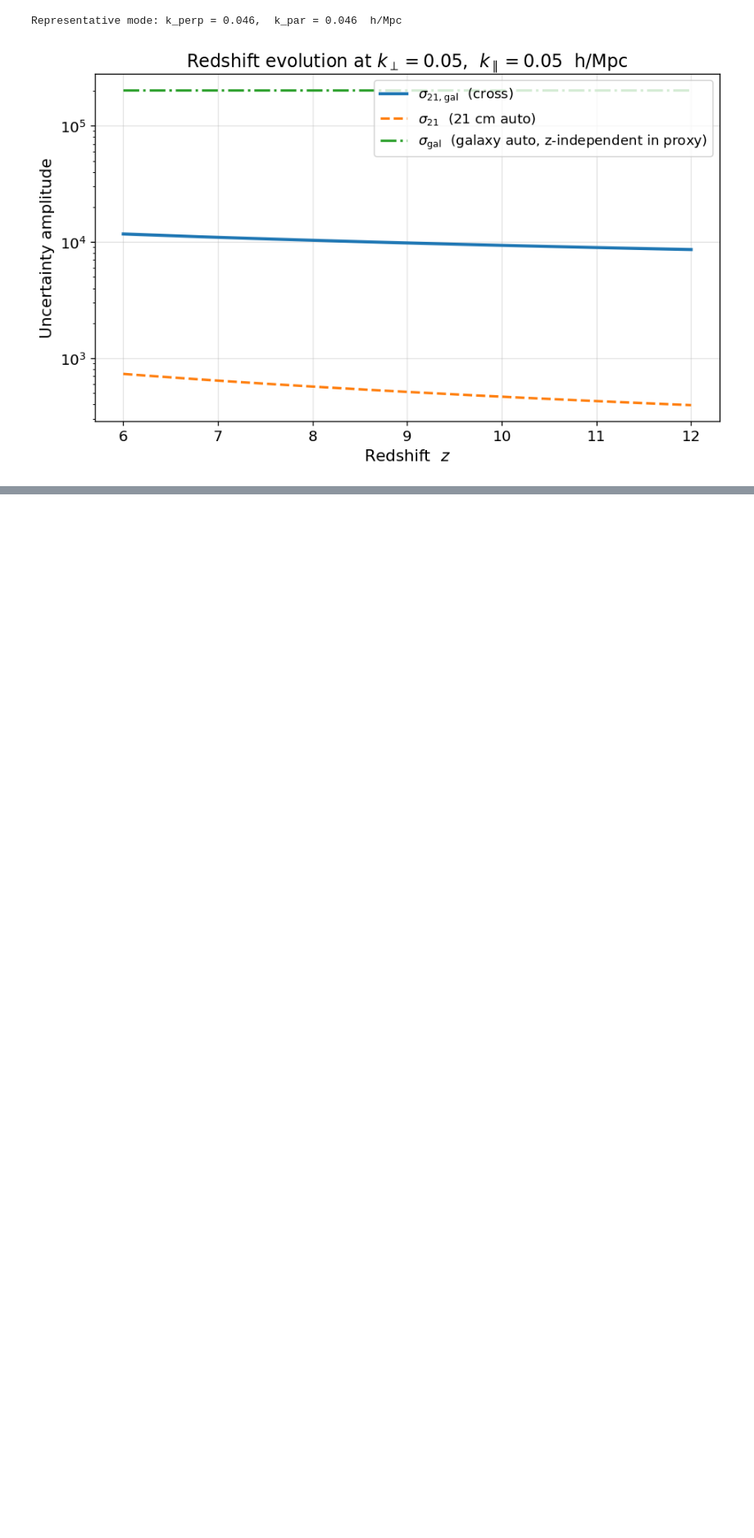
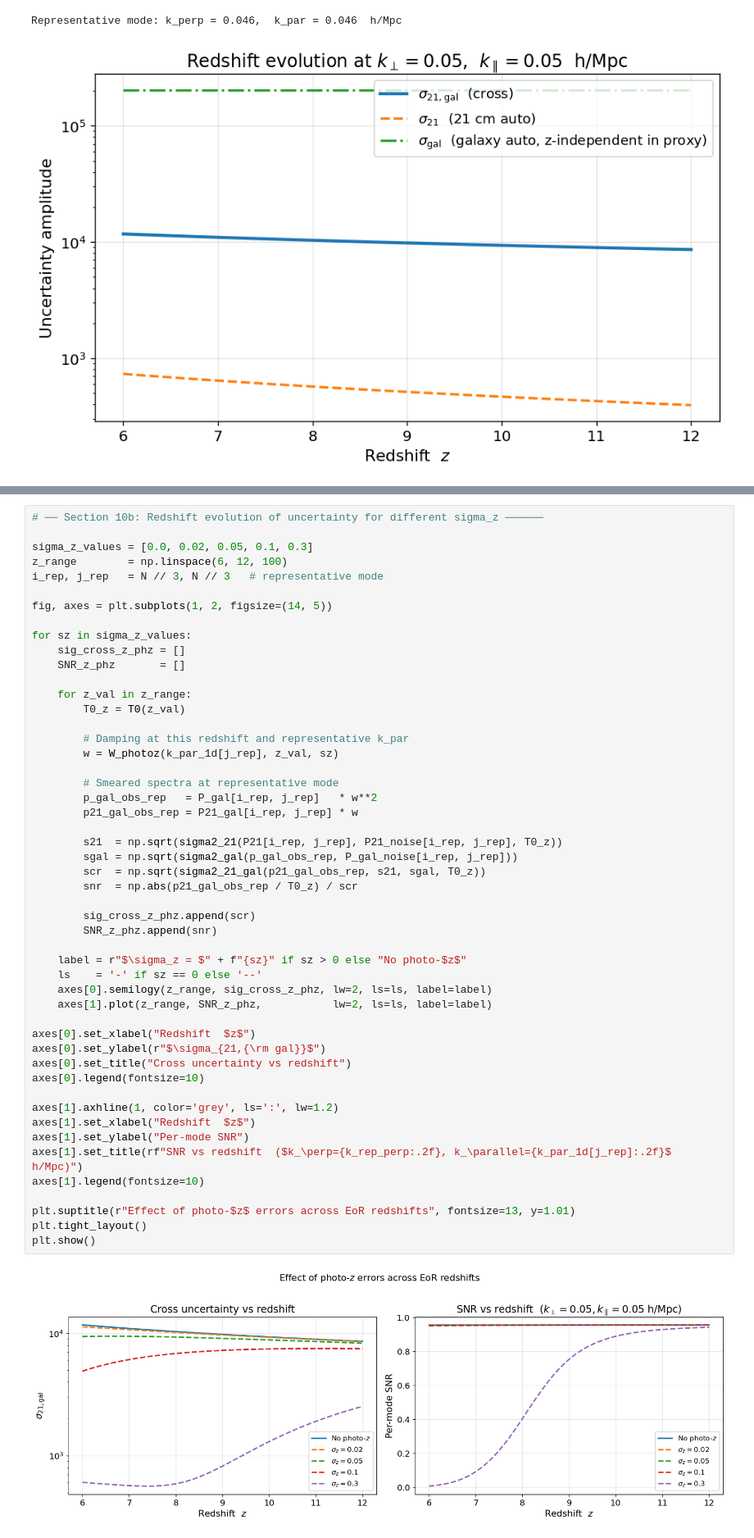
Before and after one commit to sohinixcvii/21cm_cross_correlation, a Jupyter notebook: 21cm_galaxy_cross_uncertainty.ipynb, the cells around one changed output, grey strips where cells are left out. Shown at 82% size. Saved outputs shown, nothing was run; the diff lists cells and outputs as text; blank space fills up the shorter version.

```diff
--- a/21cm_galaxy_cross_uncertainty.ipynb
+++ b/21cm_galaxy_cross_uncertainty.ipynb
@@ -666,0 +1038,52 @@ Representative mode: k_perp = 0.046,  k_par = 0.046  h/Mpc
+# %%
+# ── Section 10b: Redshift evolution of uncertainty for different sigma_z ──────
+
+sigma_z_values = [0.0, 0.02, 0.05, 0.1, 0.3]
+z_range        = np.linspace(6, 12, 100)
+i_rep, j_rep   = N // 3, N // 3   # representative mode
+
+fig, axes = plt.subplots(1, 2, figsize=(14, 5))
+
+for sz in sigma_z_values:
+    sig_cross_z_phz = []
+    SNR_z_phz       = []
+
+    for z_val in z_range:
+        T0_z = T0(z_val)
+
+        # Damping at this redshift and representative k_par
+        w = W_photoz(k_par_1d[j_rep], z_val, sz)
+
+        # Smeared spectra at representative mode
+        p_gal_obs_rep   = P_gal[i_rep, j_rep]   * w**2
+        p21_gal_obs_rep = P21_gal[i_rep, j_rep] * w
+
+        s21  = np.sqrt(sigma2_21(P21[i_rep, j_rep], P21_noise[i_rep, j_rep], T0_z))
+        sgal = np.sqrt(sigma2_gal(p_gal_obs_rep, P_gal_noise[i_rep, j_rep]))
+        scr  = np.sqrt(sigma2_21_gal(p21_gal_obs_rep, s21, sgal, T0_z))
+        snr  = np.abs(p21_gal_obs_rep / T0_z) / scr
+
+        sig_cross_z_phz.append(scr)
+        SNR_z_phz.append(snr)
+
+    label = r"$\sigma_z = $" + f"{sz}" if sz > 0 else "No photo-$z$"
+    ls    = '-' if sz == 0 else '--'
+    axes[0].semilogy(z_range, sig_cross_z_phz, lw=2, ls=ls, label=label)
+    axes[1].plot(z_range, SNR_z_phz,           lw=2, ls=ls, label=label)
+
+axes[0].set_xlabel("Redshift  $z$")
+axes[0].set_ylabel(r"$\sigma_{21,{\rm gal}}$")
+axes[0].set_title("Cross uncertainty vs redshift")
+axes[0].legend(fontsize=10)
+
+axes[1].axhline(1, color='grey', ls=':', lw=1.2)
+axes[1].set_xlabel("Redshift  $z$")
+axes[1].set_ylabel("Per-mode SNR")
+axes[1].set_title(rf"SNR vs redshift  ($k_\perp={k_rep_perp:.2f}, k_\parallel={k_par_1d[j_rep]:.2f}$ h/Mpc)")
+axes[1].legend(fontsize=10)
+
+plt.suptitle(r"Effect of photo-$z$ errors across EoR redshifts", fontsize=13, y=1.01)
+plt.tight_layout()
+plt.show()
+# %% [output]
+[figure, added]
```
Also changed, not shown: parts of 9 cells of this notebook.
